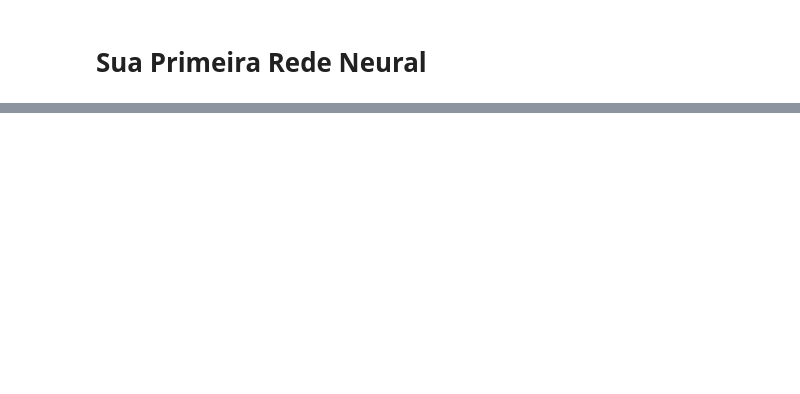
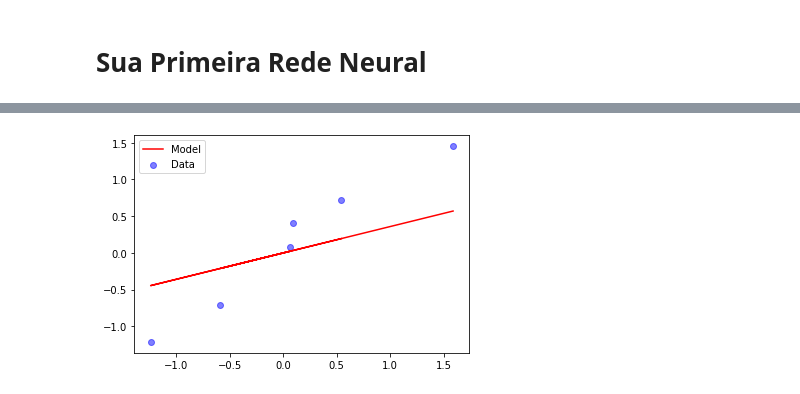
Before and after one commit to WittmannF/deep-learning-keras, a Jupyter notebook: modulo-2/primeira-rede-neural-resolvido.ipynb, the cells around one changed output, grey strips where cells are left out. Cells and saved outputs as stored; diff of their text form; code cells hidden in the pictures; blank space fills up the shorter version.

```diff
--- a/modulo-2/primeira-rede-neural-resolvido.ipynb
+++ b/modulo-2/primeira-rede-neural-resolvido.ipynb
@@ -169,0 +181,4 @@ check_predictions(model, X_train, y_train)
+# %%
+check_predictions(model, X_test, y_test)
+# %% [output]
+[figure, added]
```
Also changed, not shown: parts of 44 cells of this notebook.
